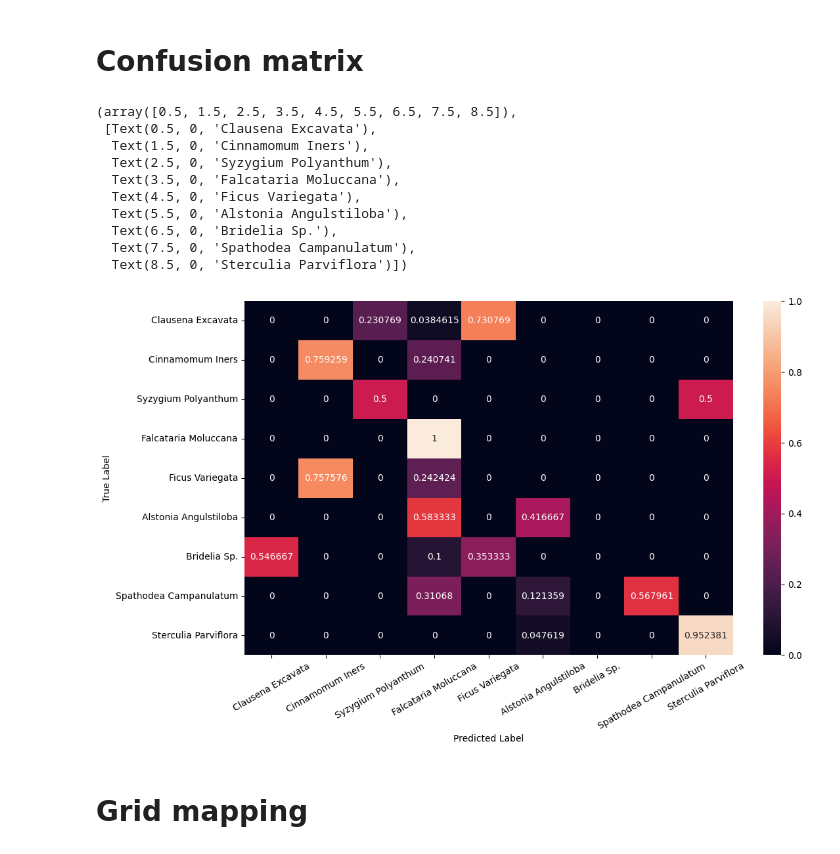
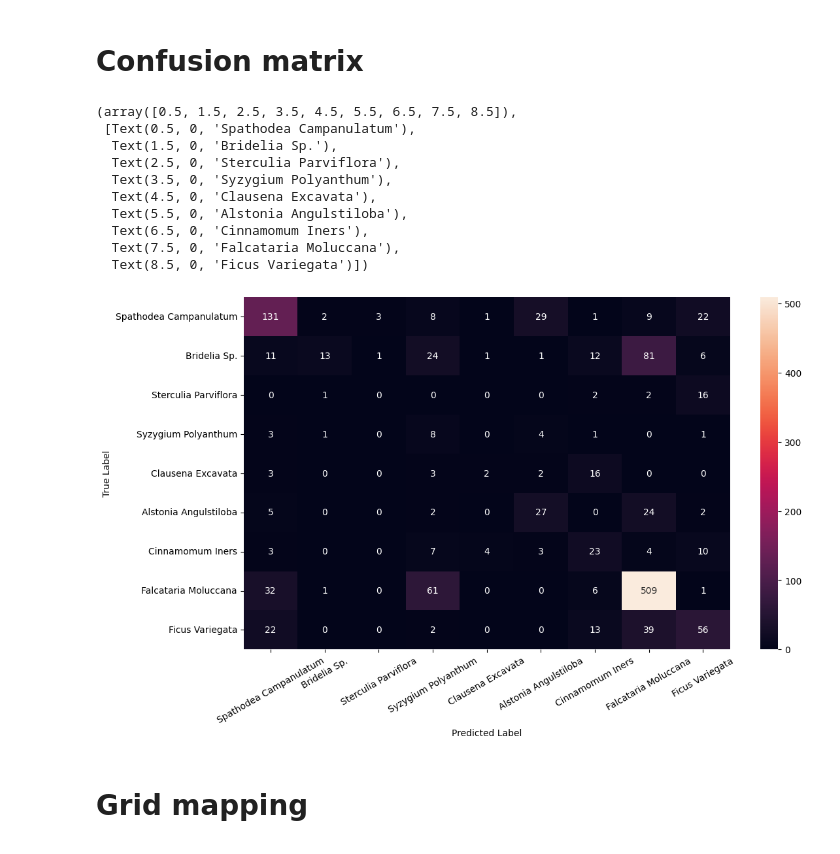
Before and after one commit to FR-DC/FRDC-Active-Learning, a Jupyter notebook: MixMatch/analysis.ipynb, the cells around one changed output. Cells and saved outputs as stored; diff of their text form; code cells hidden in the pictures.

```diff
--- a/MixMatch/analysis.ipynb
+++ b/MixMatch/analysis.ipynb
@@ -64,11 +64,9 @@ model.load_state_dict(checkpoint['state_dict'])
 # %% [markdown]
 # Confusion matrix
 # %%
-from sklearn.model_selection import train_test_split
-from mixmatch.dataset.chestnut import ChestnutDataset, ChestnutSubsetKAug
-home_dir = "chestnut_20210510_43m_filtered_48"
-mean = [[[[0.4900003,  0.7561652,  0.6816349,  0.33079293, 0.2637088,  0.2194569, 0.44238895, 0.5651316]]]]
-std = [[[[0.1562084,  0.22682871, 0.21633616, 0.13870874, 0.14902467, 0.1258578, 0.17926748, 0.19278552]]]]
+home_dir = "chestnut_20210510_43m_48"
+mean = np.array([[[[0.51550424, 0.7849136,  0.7106589,  0.3434312,  0.27874488, 0.23526585, 0.45951512, 0.59085524]]]])
+std = np.array([[[[0.13252501, 0.16142327, 0.16173103, 0.12343683, 0.13712455, 0.12067181, 0.15292309, 0.15441005]]]])
 dl_args = dict(
     batch_size=64,
     num_workers=2,
@@ -81,46 +79,44 @@ test_ds = ChestnutSubset(
 
 test_dl = DataLoader(test_ds, shuffle=False, **dl_args)
 y_trues, y_preds = [], []
-logits = []
 model.eval()
 with torch.no_grad():
     for x, y in tqdm(test_dl):
         # TODO: Pretty hacky but this is for the train loader.
         if isinstance(x, Sequence):
             x = x[0]
 
         x = x.to(device)
         y = y.to(device)
 
         y_pred = model(x)
         preds = torch.argmax(y_pred, dim=1)
         y_trues.append(y)
         y_preds.append(preds)
-        logits.append(y_pred)
 
 y_trues = torch.cat(y_trues)
 y_preds = torch.cat(y_preds)
 # Plot the confusion matrix
 cm = confusion_matrix(y_trues.cpu().numpy(), y_preds.cpu().numpy())
 
 df_cm = pd.DataFrame(cm, index = [i for i in test_ds.species_map],
                      columns = [i for i in test_ds.species_map])
 df_final = df_cm.div(df_cm.sum(axis=1), axis=0)
 
 plt.figure(figsize = (12,7))
-heatmap(df_final, xticklabels=test_ds.species_map, yticklabels=test_ds.species_map, annot=True, fmt='g')
+heatmap(cm, xticklabels=test_ds.species_map, yticklabels=test_ds.species_map, annot=True, fmt='g')
 plt.xlabel("Predicted Label")
 plt.ylabel("True Label")
 plt.xticks(rotation=30)
 # %% [output]
 (array([0.5, 1.5, 2.5, 3.5, 4.5, 5.5, 6.5, 7.5, 8.5]),
- [Text(0.5, 0, 'Clausena Excavata'),
-  Text(1.5, 0, 'Cinnamomum Iners'),
-  Text(2.5, 0, 'Syzygium Polyanthum'),
-  Text(3.5, 0, 'Falcataria Moluccana'),
-  Text(4.5, 0, 'Ficus Variegata'),
+ [Text(0.5, 0, 'Spathodea Campanulatum'),
+  Text(1.5, 0, 'Bridelia Sp.'),
+  Text(2.5, 0, 'Sterculia Parviflora'),
+  Text(3.5, 0, 'Syzygium Polyanthum'),
+  Text(4.5, 0, 'Clausena Excavata'),
   Text(5.5, 0, 'Alstonia Angulstiloba'),
-  Text(6.5, 0, 'Bridelia Sp.'),
-  Text(7.5, 0, 'Spathodea Campanulatum'),
-  Text(8.5, 0, 'Sterculia Parviflora')])
+  Text(6.5, 0, 'Cinnamomum Iners'),
+  Text(7.5, 0, 'Falcataria Moluccana'),
+  Text(8.5, 0, 'Ficus Variegata')])
-[figure, old version]
+[figure, new version]
```
Also changed, not shown: parts of 10 cells of this notebook, 31 other files.
